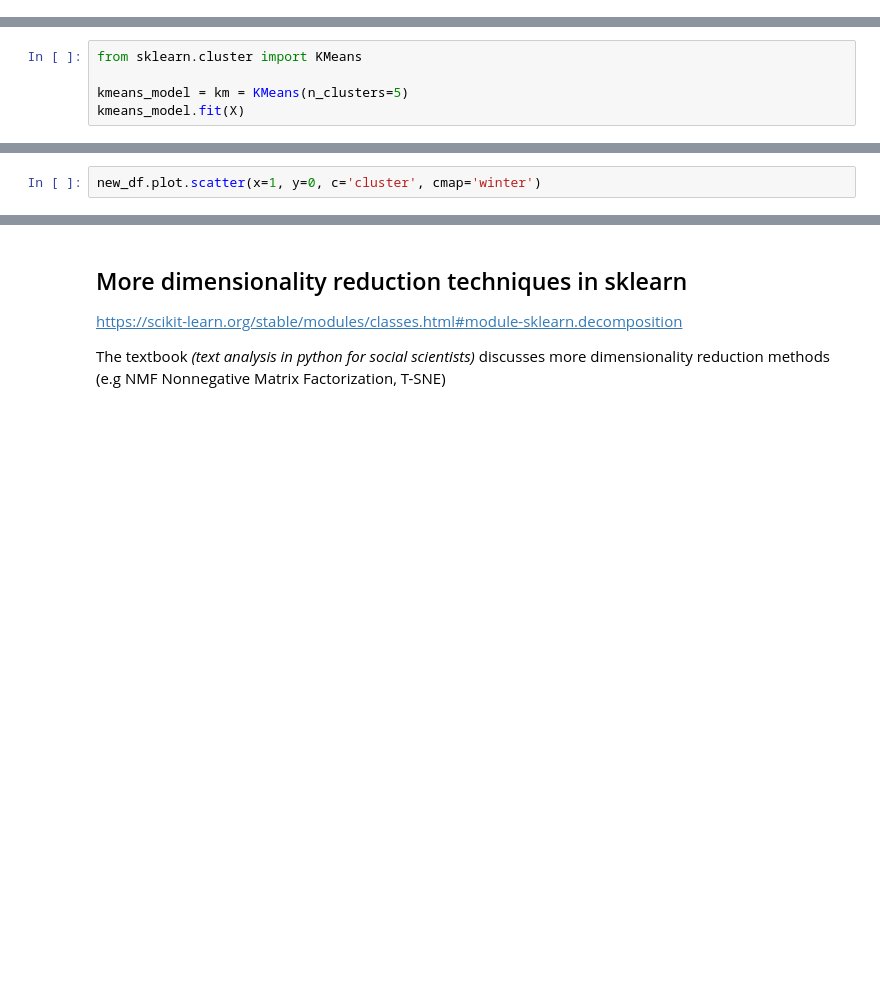
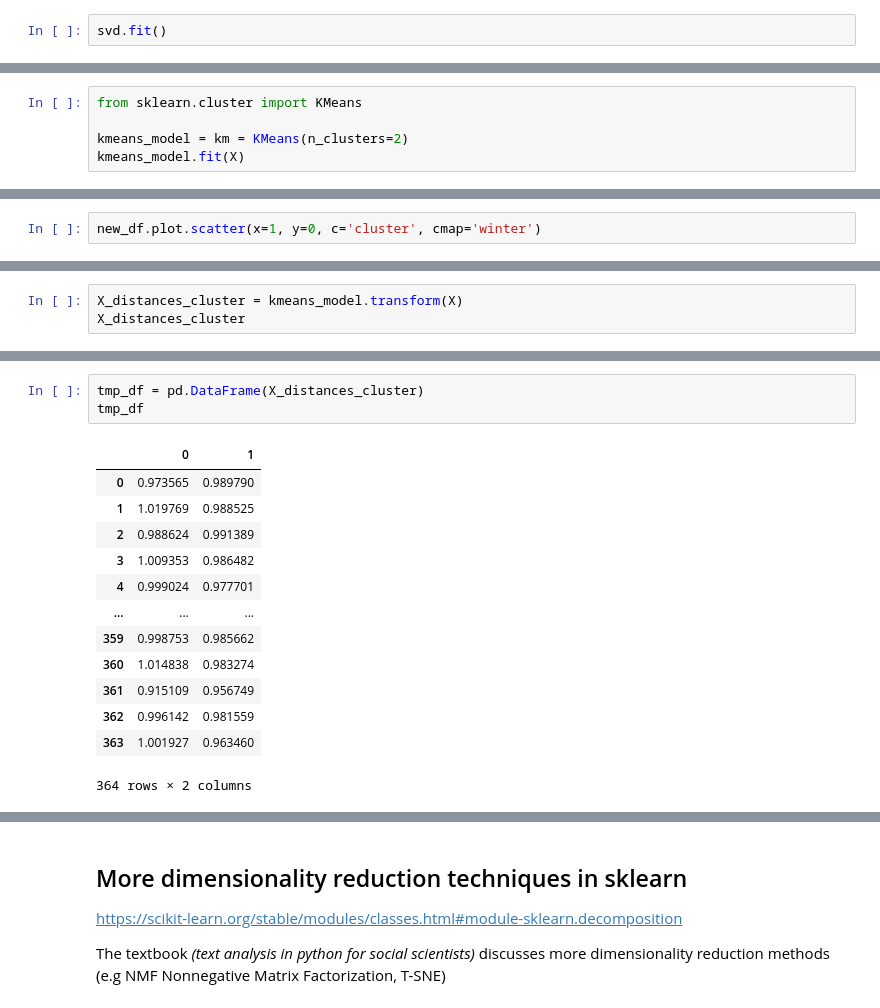
Before and after one commit to BC-COMS-2710/summer21-material, a Jupyter notebook: demo/Demo19.ipynb, the cells around one changed output, grey strips where cells are left out. Saved outputs shown, nothing was run; the diff lists cells and outputs as text; blank space fills up the shorter version.

```diff
--- a/demo/Demo19.ipynb
+++ b/demo/Demo19.ipynb
@@ -68,5 +122,7 @@ svd
 </details>
 # %%
 # skip
+# %%
+svd.fit()
 # %%
 svd.fit(X)
@@ -161,5 +311,5 @@ new_df.plot.scatter(x=1, y=0)
 # %%
 from sklearn.cluster import KMeans
 
-kmeans_model = km = KMeans(n_clusters=5)
+kmeans_model = km = KMeans(n_clusters=2)
 kmeans_model.fit(X)
@@ -182,0 +417,3 @@ new_df.plot.scatter(x=1, y=0, c='cluster', cmap='winter')
+# %%
+X_distances_cluster = kmeans_model.transform(X)
+X_distances_cluster
@@ -182,0 +438,17 @@ new_df.plot.scatter(x=1, y=0, c='cluster', cmap='winter')
+# %%
+tmp_df = pd.DataFrame(X_distances_cluster)
+tmp_df
+# %% [output]
+|  | 0 | 1 |
+| 0 | 0.973565 | 0.989790 |
+| 1 | 1.019769 | 0.988525 |
+| 2 | 0.988624 | 0.991389 |
+| 3 | 1.009353 | 0.986482 |
+| 4 | 0.999024 | 0.977701 |
+| ... | ... | ... |
+| 359 | 0.998753 | 0.985662 |
+| 360 | 1.014838 | 0.983274 |
+| 361 | 0.915109 | 0.956749 |
+| 362 | 0.996142 | 0.981559 |
+| 363 | 1.001927 | 0.963460 |
+364 rows × 2 columns
```
Also changed, not shown: parts of 44 cells of this notebook.
